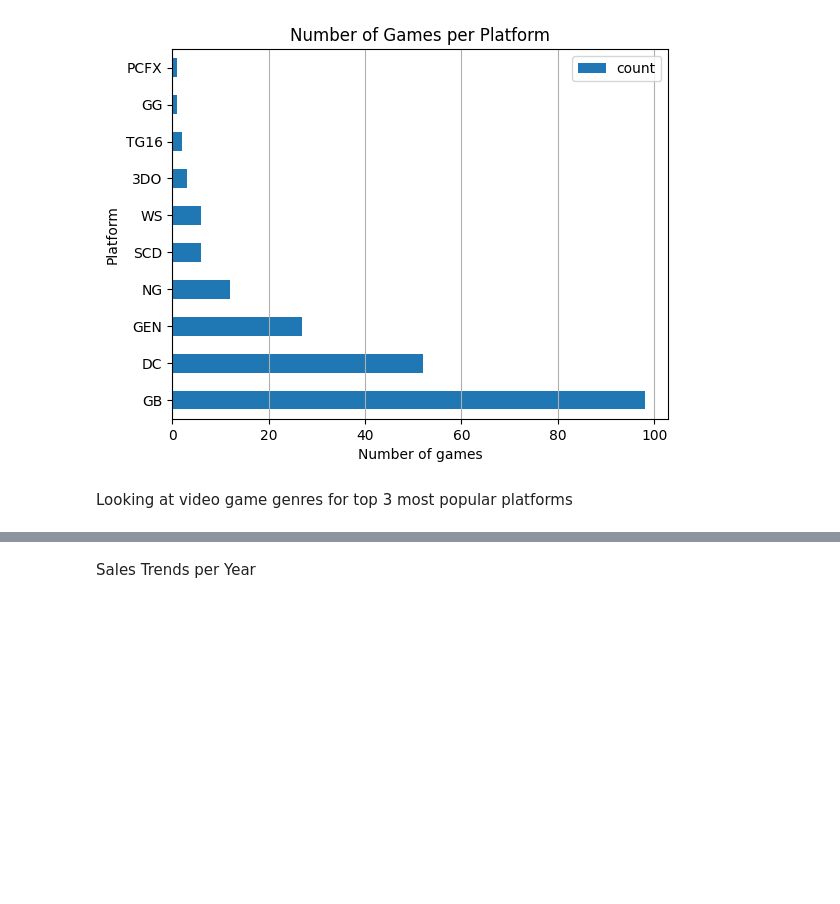
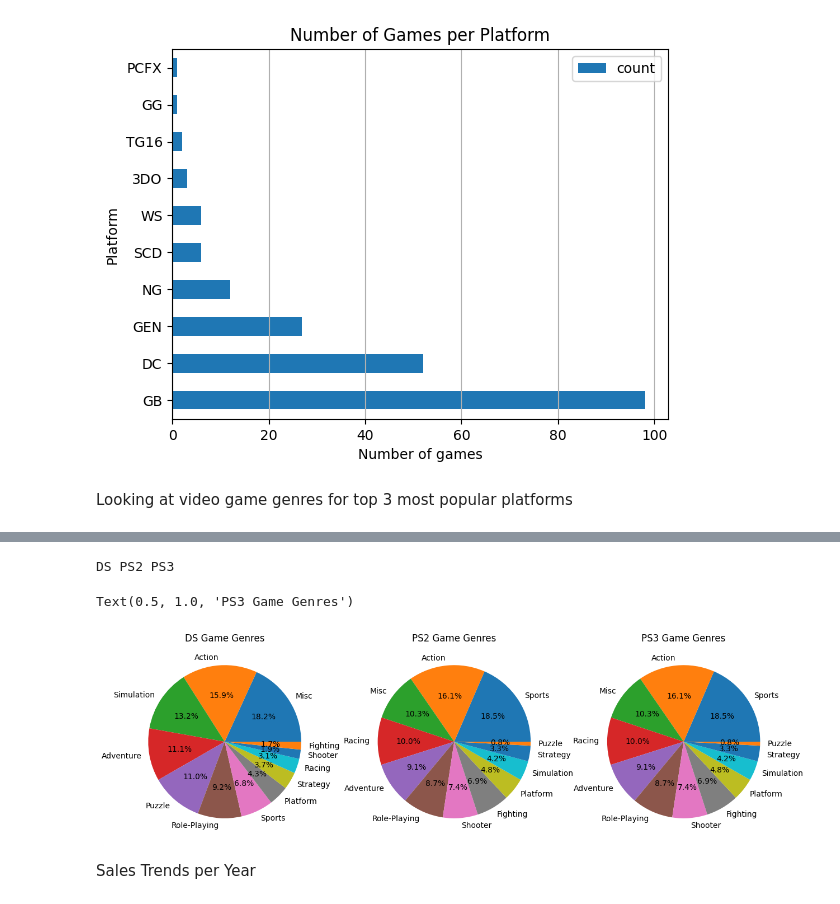
Before and after one commit to bdatye/VideoGameSalesTrends, a Jupyter notebook: VideoGamesSalesTrends.ipynb, the cells around one changed output, grey strips where cells are left out. Saved outputs shown, nothing was run; the diff lists cells and outputs as text; code cells hidden in the pictures; blank space fills up the shorter version.

Commit message:
organized pie charts

```diff
--- a/VideoGamesSalesTrends.ipynb
+++ b/VideoGamesSalesTrends.ipynb
@@ -151,3 +117,54 @@ PS3
+# %%
+'''#print(dfMost['Platform'][0])
+platform1 = dfMost['Platform'][0]   #getting name of platform with most games
+print(platform1)
+
+df = videoGameData_df[videoGameData_df['Platform']==platform1]['Genre'].value_counts().reset_index()    #getting count per genre for platform 1
+#print(df)
+df.plot(y='count', kind='pie', labels=df['Genre'], autopct='%1.1f%%', textprops={'fontsize': 10}, figsize=(12,8), legend=False)
+plt.ylabel('')
+plt.title(platform1 + ' Game Genre Distribution')
+plt.show()'''
+
+#df = videoGameData_df['Platform'].value_counts().reset_index()
+
+'''counter = 0
+while (counter<3):
+    platform = dfMost['Platform'][counter]   #getting name of platform with most games
+    print(platform)
+
+    df = videoGameData_df[videoGameData_df['Platform']==platform]['Genre'].value_counts().reset_index()    #getting count per genre for platform 1
+    #print(df)
+    df.plot(y='count', kind='pie', labels=df['Genre'], autopct='%1.1f%%', textprops={'fontsize': 10}, figsize=(4,4), legend=False)
+    plt.ylabel('')
+    plt.title(platform + ' Game Genre Distribution')
+    plt.show()
+
+    counter = counter + 1'''
+
+df = videoGameData_df['Platform'].value_counts().reset_index()
+platform1 = df['Platform'][0]   #getting name of platform with most games
+platform2 = df['Platform'][1]   #getting name of platform with most games
+platform3 = df['Platform'][2]   #getting name of platform with most games
+print(platform1, platform2, platform3)
+
+fig, (ax1, ax2, ax3) = plt.subplots(1, 3, figsize=(15, 5))
+
+df = videoGameData_df[videoGameData_df['Platform']==platform1]['Genre'].value_counts().reset_index()
+ax1.pie(df['count'], labels=df['Genre'], autopct='%1.1f%%', textprops={'fontsize': 10})
+ax1.set_title(platform1 + ' Game Genres')
+
+df = videoGameData_df[videoGameData_df['Platform']==platform2]['Genre'].value_counts().reset_index()
+ax2.pie(df['count'], labels=df['Genre'], autopct='%1.1f%%', textprops={'fontsize': 10})
+ax2.set_title(platform2 + ' Game Genres')
+
+df = videoGameData_df[videoGameData_df['Platform']==platform2]['Genre'].value_counts().reset_index()
+ax3.pie(df['count'], labels=df['Genre'], autopct='%1.1f%%', textprops={'fontsize': 10})
+ax3.set_title(platform3 + ' Game Genres')
+# %% [output]
+DS PS2 PS3
+Text(0.5, 1.0, 'PS3 Game Genres')
+[figure, added]
 # %% [markdown]
 Sales Trends per Year
 # %%
```
Also changed, not shown: parts of 1 cell of this notebook.
